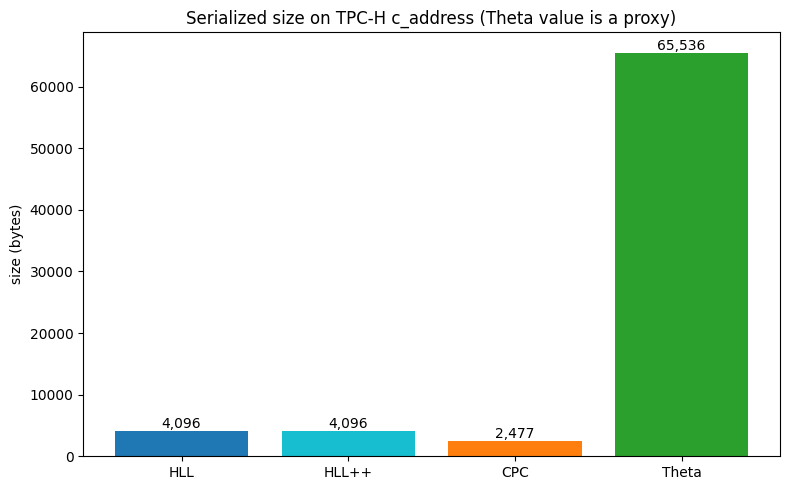
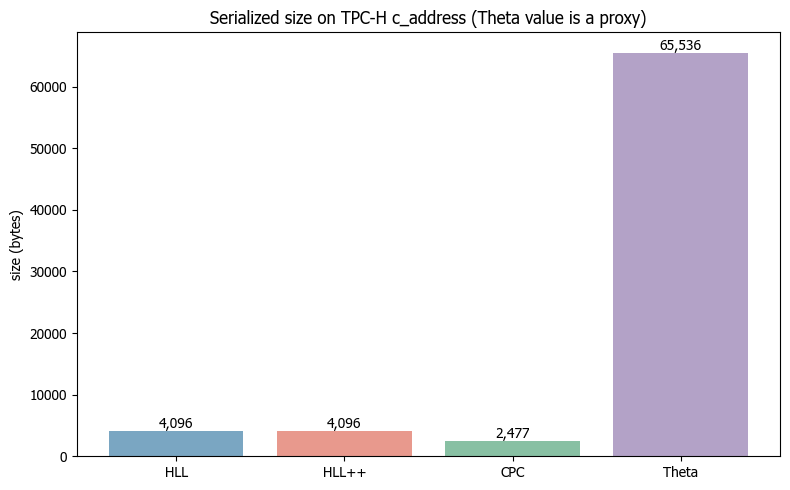
The change to this notebook cell's code, shown as a diff; its figure went from the first image to the second:
--- before
+++ after
@@ -17,5 +17,5 @@
     names = list(sizes)
     values = [sizes[n][0] for n in names]
-    bars = plt.bar(names, values, color=["tab:blue", "tab:cyan", "tab:orange", "tab:green"])
+    bars = plt.bar(names, values, color=_PASTEL[:len(names)])
     for bar, v in zip(bars, values):
         plt.text(bar.get_x() + bar.get_width() / 2, v, f"{v:,}",

Commit: docs(notebooks): apply Tahoma + pastel house style to plots